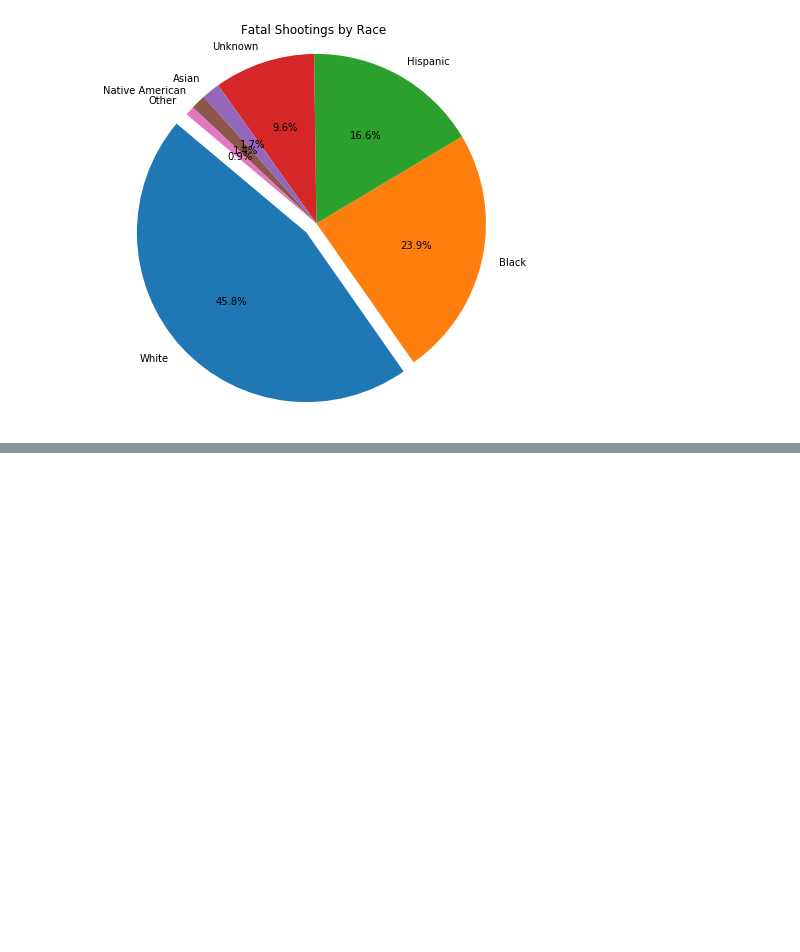
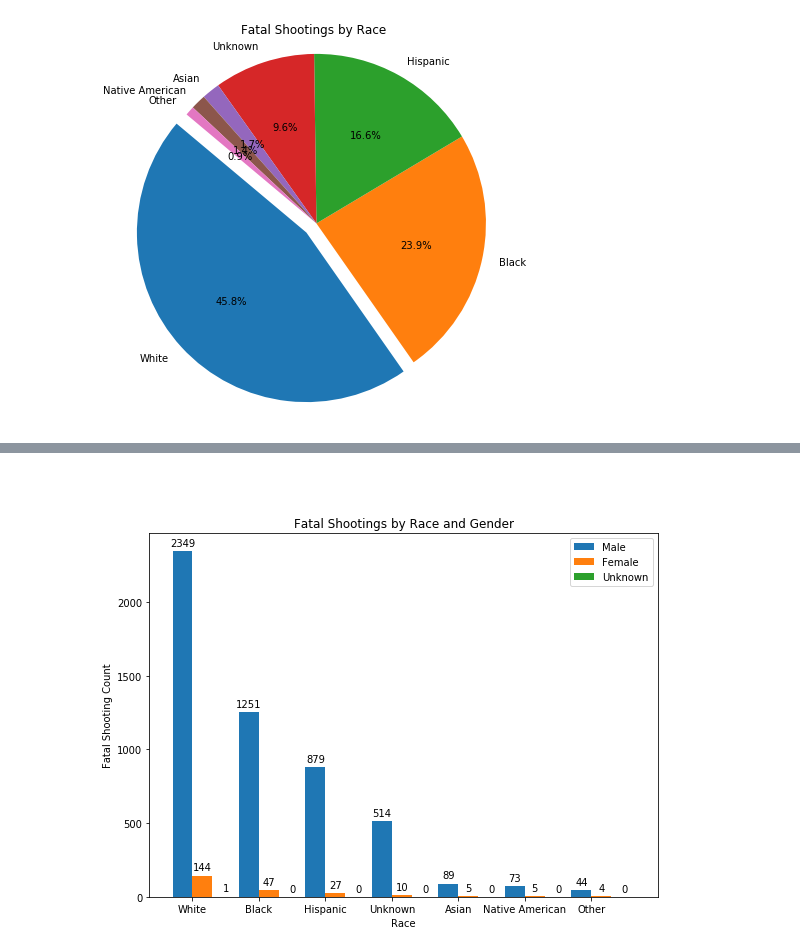
Before and after one commit to szerpa17/fatal-police-shootings, a Jupyter notebook: Analysis.ipynb, the cells around one changed output, grey strips where cells are left out. Cells and saved outputs as stored; diff of their text form; code cells hidden in the pictures; blank space fills up the shorter version.

```diff
--- a/Analysis.ipynb
+++ b/Analysis.ipynb
@@ -127,0 +174,34 @@ plt.show()
+# %% [markdown]
+###
+# %%
+#labels=races, men_means=gender_race_death["Male Count"], etc
+fig, ax = plt.subplots()
+x_axis = np.arange(len(gender_race_death))
+width=0.3
+bar1 = ax.bar(x_axis-0.15, gender_race_death["Male Count"], width, label='Male')
+bar2 = ax.bar(x_axis+0.15, gender_race_death["Female Count"], width, label='Female')
+bar3 = ax.bar(x_axis+0.5, gender_race_death["Unknown Count"], width, label='Unknown')
+
+#function to attach counts to bars
+def autolabel(bars):
+    for bar in bars:
+        height = bar.get_height()
+        ax.annotate('{}'.format(height), xy=(bar.get_x() + bar.get_width() / 2, height), xytext=(0, 3), textcoords="offset points",
+                    ha='center', va='bottom')
+
+
+autolabel(bar1)
+autolabel(bar2)
+autolabel(bar3)
+
+plt.title("Fatal Shootings by Race and Gender")
+plt.xlabel("Race")
+plt.ylabel("Fatal Shooting Count")
+ax.set_xticklabels(races)
+ax.set_xticks(x_axis)
+ax.legend()
+plt.gcf().set_size_inches(8,6)
+plt.tight_layout()
+plt.show()
+# %% [output]
+[figure, added]
```
Also changed, not shown: parts of 3 cells of this notebook.
